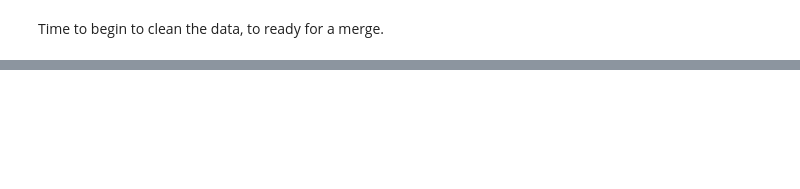
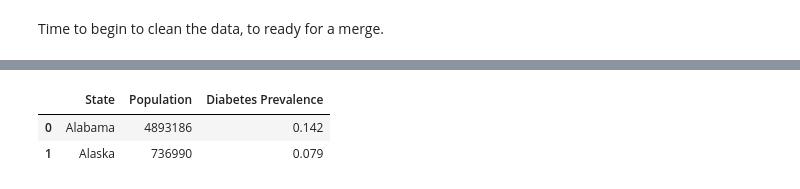
Before and after one commit to LilGotit/StateVarianceDiabetes, a Jupyter notebook: FirstDraft.ipynb, the cells around one changed output, grey strips where cells are left out. Drawn from its saved outputs; the diff is of its cells as text; code cells hidden in the pictures; blank space fills up the shorter version.

```diff
--- a/FirstDraft.ipynb
+++ b/FirstDraft.ipynb
@@ -57,0 +100,7 @@ dfThree = dfThree.drop(columns=["ID_State_x", 'column_nameB'])
+# %%
+dfThree.drop(dfThree.columns[[0,2,3,5,6,7,8,10]], axis=1, inplace=True)
+dfThree.head(2)
+# %% [output]
+|  | State | Population | Diabetes Prevalence |
+| 0 | Alabama | 4893186 | 0.142 |
+| 1 | Alaska | 736990 | 0.079 |
```
Also changed, not shown: parts of 11 cells of this notebook.
